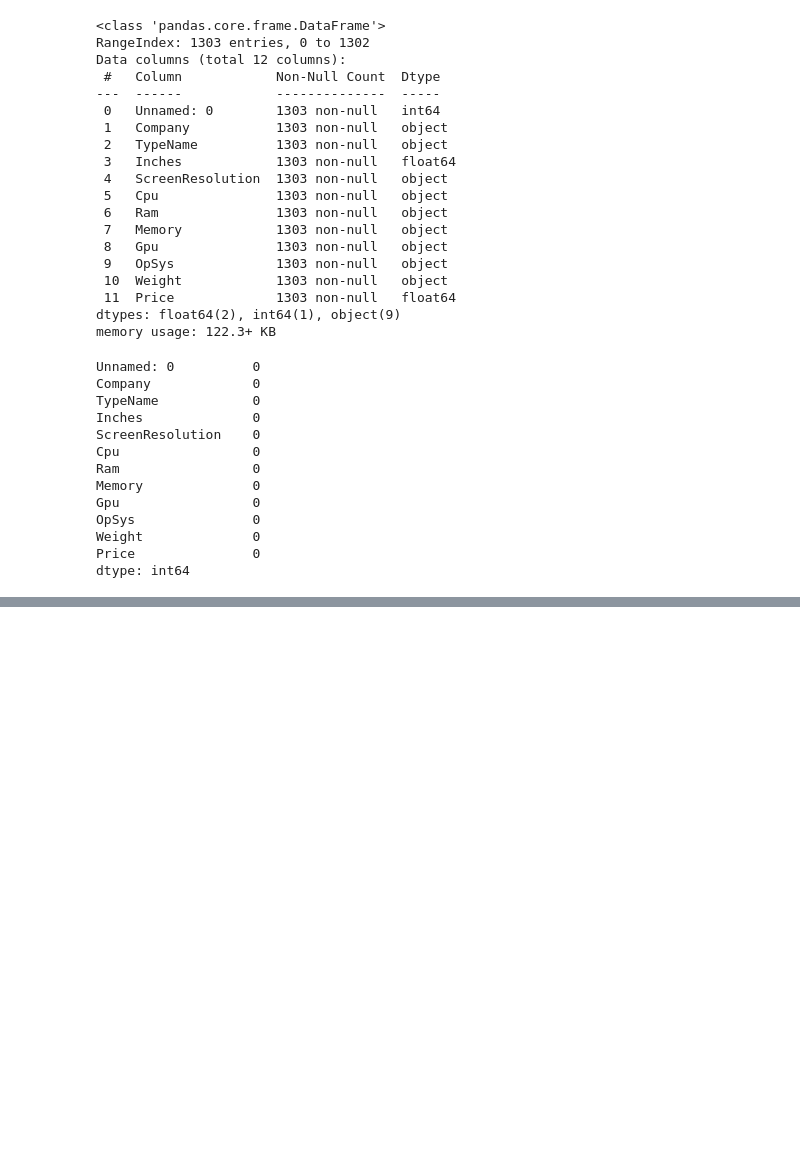
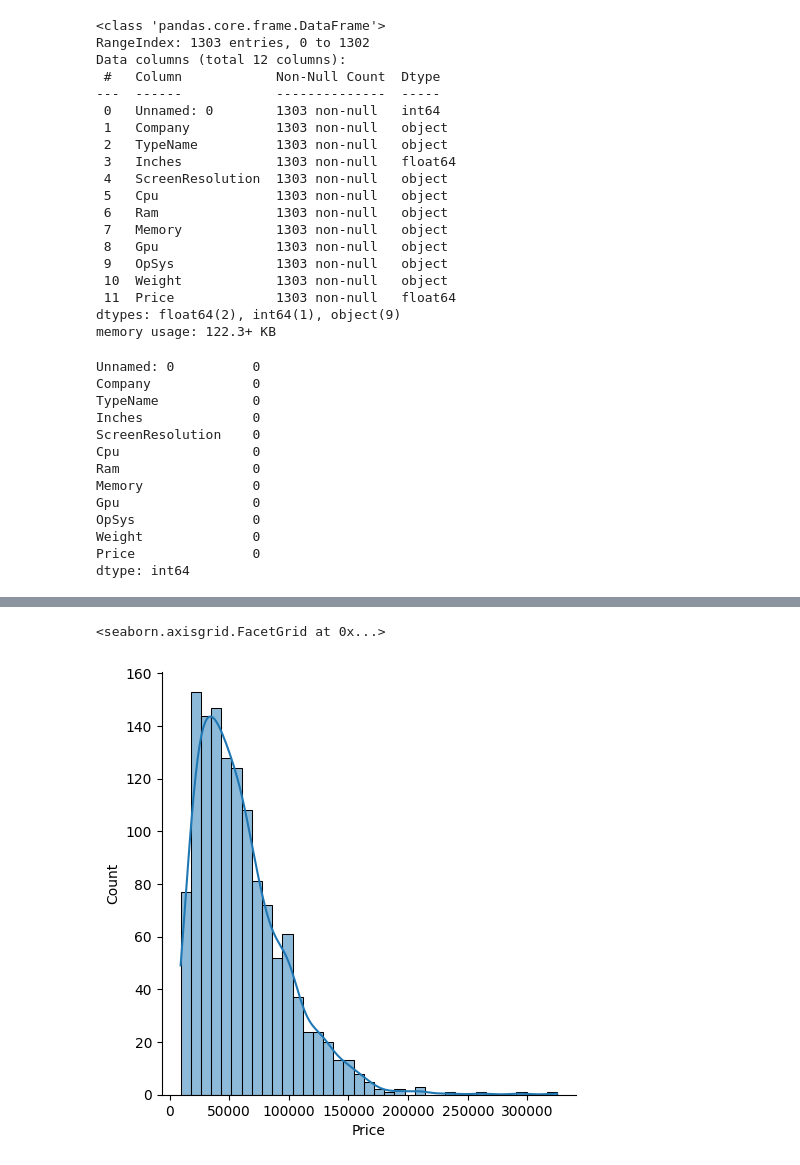
Before and after one commit to Anand-b-patil/Laptop-Price-Predictor, a Jupyter notebook: Laptop-price-predictor.ipynb, the cells around one changed output, grey strips where cells are left out. Cells and saved outputs as stored; diff of their text form; code cells hidden in the pictures; blank space fills up the shorter version.

```diff
--- a/Laptop-price-predictor.ipynb
+++ b/Laptop-price-predictor.ipynb
@@ -104,3 +104,5 @@ df.head()
 | 2 | HP | Notebook | 15.6 | Full HD 1920x1080 | Intel Core i5 7200U 2.5GHz | 8 | 256GB SSD | Intel HD Graphics 620 | No OS | 1.86 | ... |
 | 3 | Apple | Ultrabook | 15.4 | IPS Panel Retina Display 2880x1800 | Intel Core i7 2.7GHz | 16 | 512GB SSD | AMD Radeon Pro 455 | macOS | 1.83 | ... |
 | 4 | Apple | Ultrabook | 13.3 | IPS Panel Retina Display 2560x1600 | Intel Core i5 3.1GHz | 8 | 256GB SSD | Intel Iris Plus Graphics 650 | macOS | 1.37 | ... |
+# %%
+df.drop(columns=['ram'],inplace=True, errors='ignore')
@@ -106,0 +112,5 @@ df.head()
+# %%
+sns.displot(df['Price'], kde=True)
+# %% [output]
+<seaborn.axisgrid.FacetGrid at 0x...>
+[figure, added]
```
Also changed, not shown: parts of 66 cells of this notebook, 1 other file.
